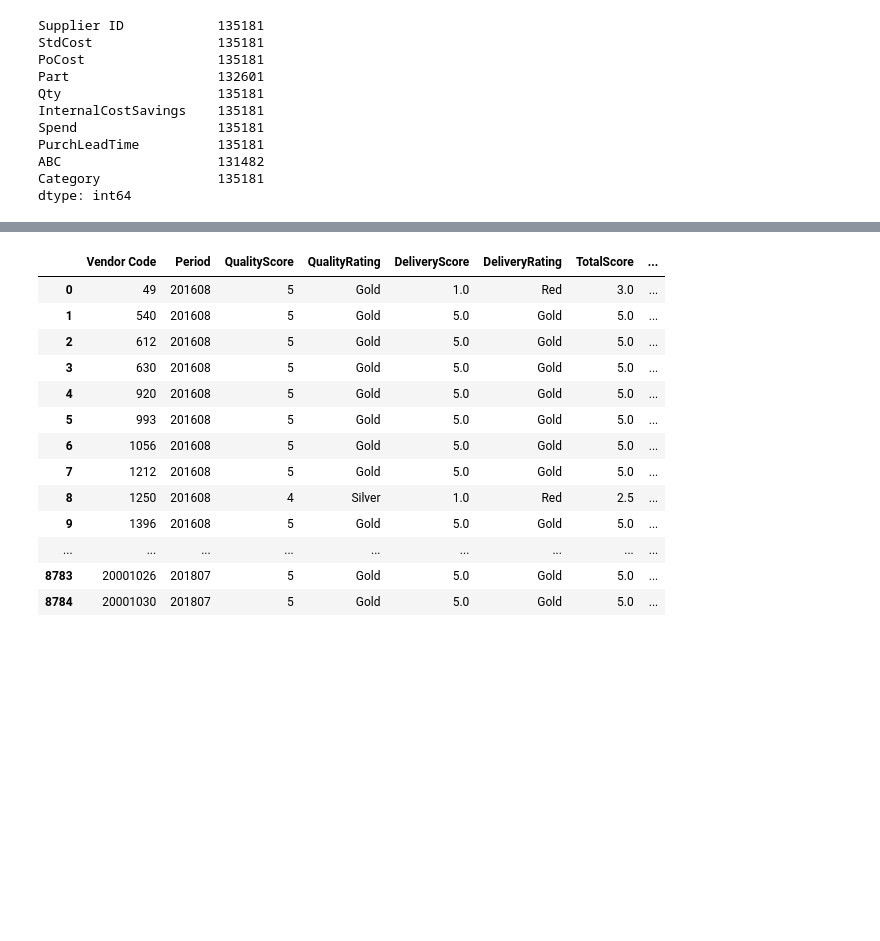
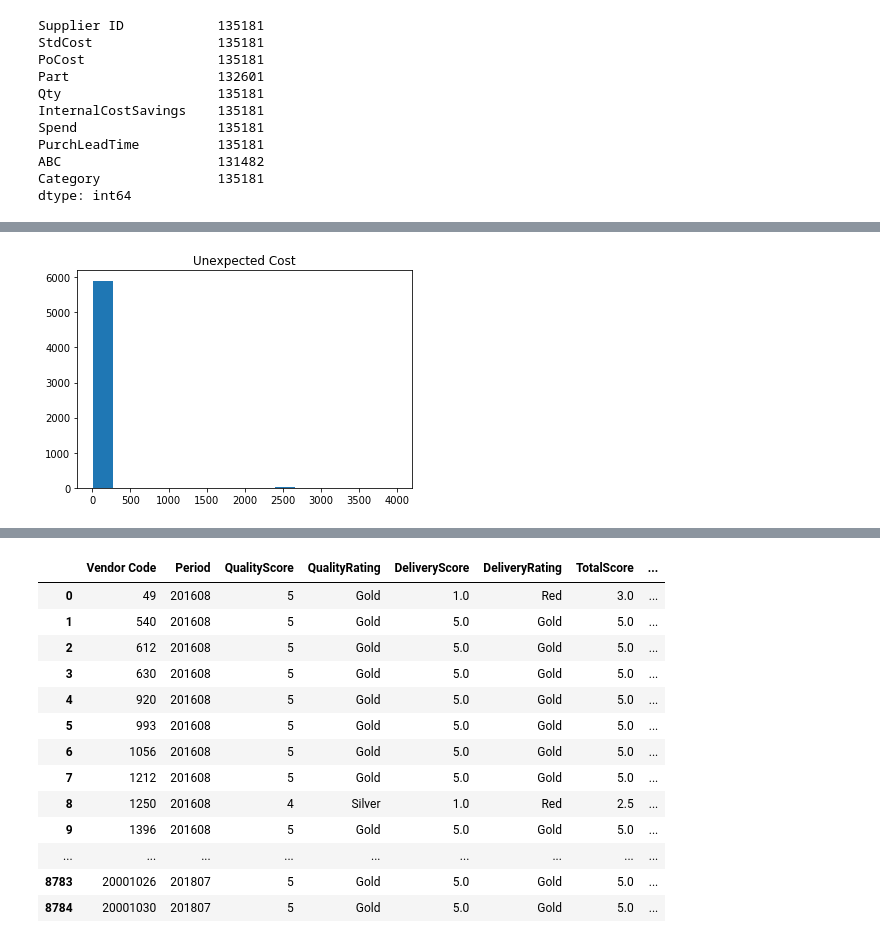
Before and after one commit to gnaven/Harris_Risk_Analysis, a Jupyter notebook: Harris Data/new_data/data_prep.ipynb, the cells around one changed output, grey strips where cells are left out. Drawn from its saved outputs; the diff is of its cells as text; code cells hidden in the pictures; blank space fills up the shorter version.

```diff
--- a/Harris Data/new_data/data_prep.ipynb
+++ b/Harris Data/new_data/data_prep.ipynb
@@ -126,13 +126,14 @@ purchasing['PurchLeadTime'] = [purch_lead_time_dict[i] if i in purch_lead_time_d
 # create return spend and return quantity columns. Zero out negatives in spend  and qty
 # transaction_type is 0 = return, 1 = order
 
-purchasing['transaction_type'] = [0 if d < 0 else 1 for d in purchasing['Spend']]
+purchasing['return'] = [1 if d < 0 else 0 for d in purchasing['Spend']]
+# purchasing['transaction_type'] = [0 if d < 0 else 1 for d in purchasing['Spend']]
 
 purchasing['Return_spend'] = [0 if d >= 0 else abs(d) for d in purchasing['Spend']]
-purchasing['Spend'] = [d if d >= 0 else 0 for d in purchasing['Spend']]
+# purchasing['Spend'] = [d if d >= 0 else 0 for d in purchasing['Spend']]
 
 purchasing['Return_qty'] = [0 if d >= 0 else abs(d) for d in purchasing['Qty']]
-purchasing['Qty'] = [d if d >= 0 else 0 for d in purchasing['Qty']]
+# purchasing['Qty'] = [d if d >= 0 else 0 for d in purchasing['Qty']]
 # %%
 # add single/multi source column to p_tool as 'Source'.
 
@@ -222,3 +243,15 @@ for feat in e_features:
+# %%
+purchasing2 = purchasing.drop(list(purchasing[purchasing['Unexp_Cost'] < 2].index), axis = 0)
+
+plt.hist(purchasing2['Unexp_Cost'], bins = 15)
+plt.title('Unexpected Cost')
+plt.xlabel = ("Value")
+plt.ylabel = ("Count")
+#fname = "distr/" + feat + "_distr"
+#plt.savefig(fname)
+plt.show()
+# %% [output]
+[figure, added]
 # %%
 #bins
 
```
Also changed, not shown: parts of 17 cells of this notebook, 11 other files.
